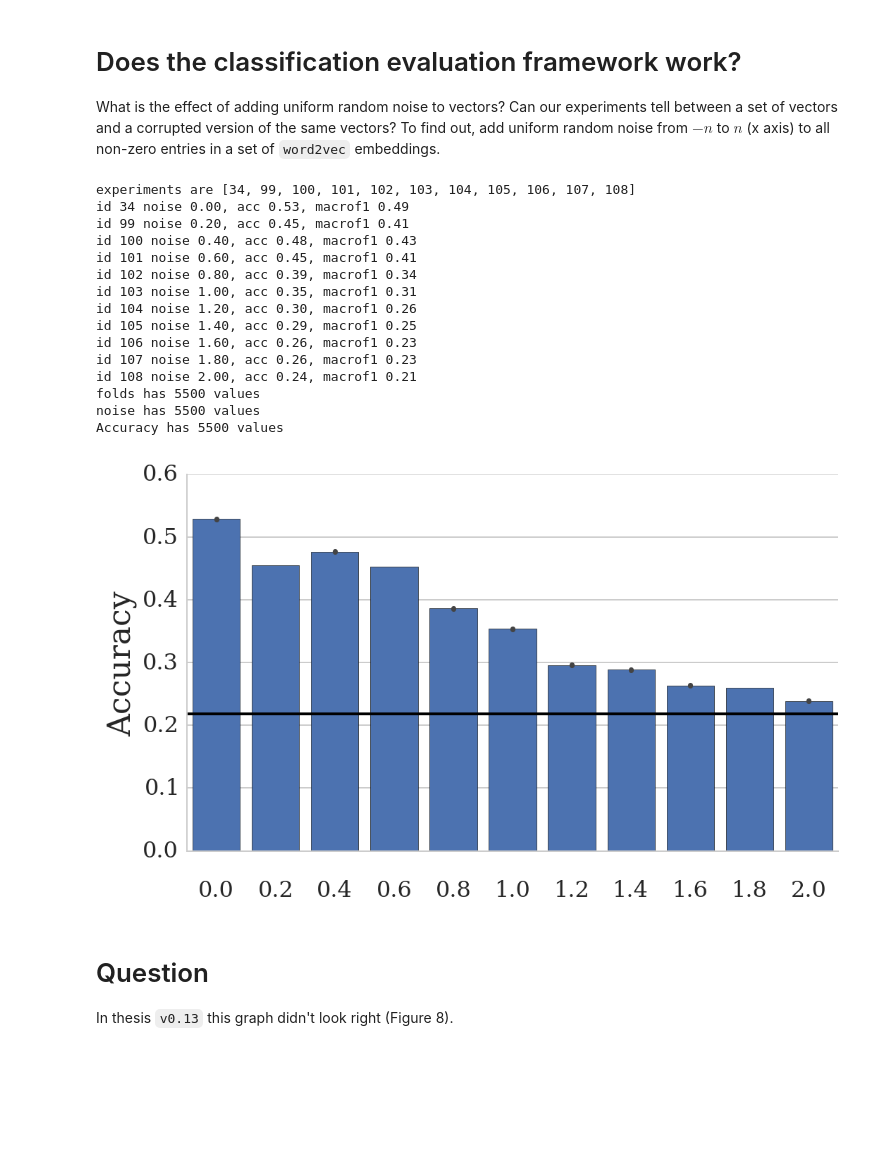
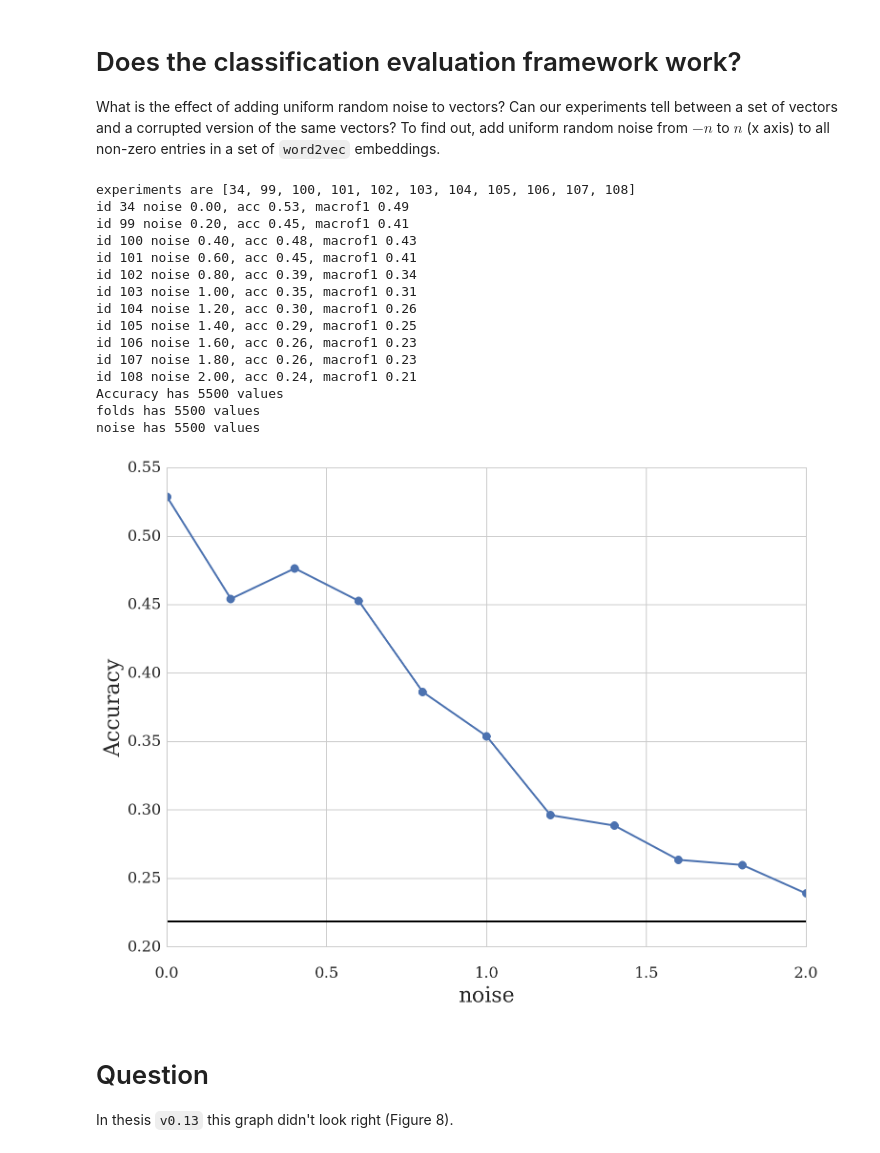
Before and after one commit to mbatchkarov/ExpLosion, a Jupyter notebook: notebooks/effect_of_adding_noise_to_vectors.ipynb, the cells around one changed output. Saved outputs shown, nothing was run; the diff lists cells and outputs as text; code cells hidden in the pictures; blank space fills up the shorter version.

```diff
--- a/notebooks/effect_of_adding_noise_to_vectors.ipynb
+++ b/notebooks/effect_of_adding_noise_to_vectors.ipynb
@@ -24,45 +24,48 @@ def plot(d):
                                               Results.objects.get(id=eid, classifier=CLASSIFIER).macrof1_mean))
 
     df = dataframe_from_exp_ids(e, {'noise':'expansions__noise'})
-    df['tidy_noise'] = ['%1.1f'%float(x) for x in df.noise]
-    ax = sns.factorplot(x='tidy_noise', y='Accuracy', data=df, kind='bar', aspect=1.5);
-    ax.set_xlabels('')
+    df['noise'] = ['%1.1f'%float(x) for x in df.noise]
+    df.to_html('tmp.html')
+#     ax = sns.factorplot(x='noise', y='Accuracy', data=df, kind='point', aspect=1.5);
+    ax = sns.tsplot(df, time='noise', value='Accuracy', unit='folds', marker='o')
+#     ax.set_xlabels('')
 
     # random baseline for comparison
-    plt.axhline(random_vect_baseline(), c='k')
+    plt.axhline(random_vect_baseline(corpus=d['labelled']), c='k')
+    return df
 # %%
 d = {'expansions__vectors__unlabelled_percentage': 100,
      'labelled': 'amazon_grouped-tagged',
      'expansions__vectors__dimensionality': 100,
      'expansions__decode_handler': 'SignifiedOnlyFeatureHandler',
      'expansions__vectors__composer': 'Add',
      'expansions__vectors__rep': 0,
      'expansions__allow_overlap': False,
      'expansions__k': 3,
      'expansions__vectors__unlabelled': 'wiki',
      'expansions__vectors__algorithm': 'word2vec',
      'document_features_tr': 'J+N+AN+NN',
      'document_features_ev': 'AN+NN',
      'labelled': 'amazon_grouped-tagged'}
-plot(d)
+df = plot(d).convert_objects(convert_numeric=True)
 plt.savefig('plot-noise-gigaword-add-amazon.pdf', format='pdf', dpi=300, bbox_inches='tight', pad_inches=0.1)
 # %% [output]
 experiments are [34, 99, 100, 101, 102, 103, 104, 105, 106, 107, 108]
 id 34 noise 0.00, acc 0.53, macrof1 0.49
 id 99 noise 0.20, acc 0.45, macrof1 0.41
 id 100 noise 0.40, acc 0.48, macrof1 0.43
 id 101 noise 0.60, acc 0.45, macrof1 0.41
 id 102 noise 0.80, acc 0.39, macrof1 0.34
 id 103 noise 1.00, acc 0.35, macrof1 0.31
 id 104 noise 1.20, acc 0.30, macrof1 0.26
 id 105 noise 1.40, acc 0.29, macrof1 0.25
 id 106 noise 1.60, acc 0.26, macrof1 0.23
 id 107 noise 1.80, acc 0.26, macrof1 0.23
 id 108 noise 2.00, acc 0.24, macrof1 0.21
+Accuracy has 5500 values
 folds has 5500 values
 noise has 5500 values
-Accuracy has 5500 values
-[figure, old version]
+[figure, new version]
 # %% [markdown]
 # Question
 In thesis `v0.13` this graph didn't look right (Figure 8).
```
Also changed, not shown: parts of 1 cell of this notebook, 1 other file.
